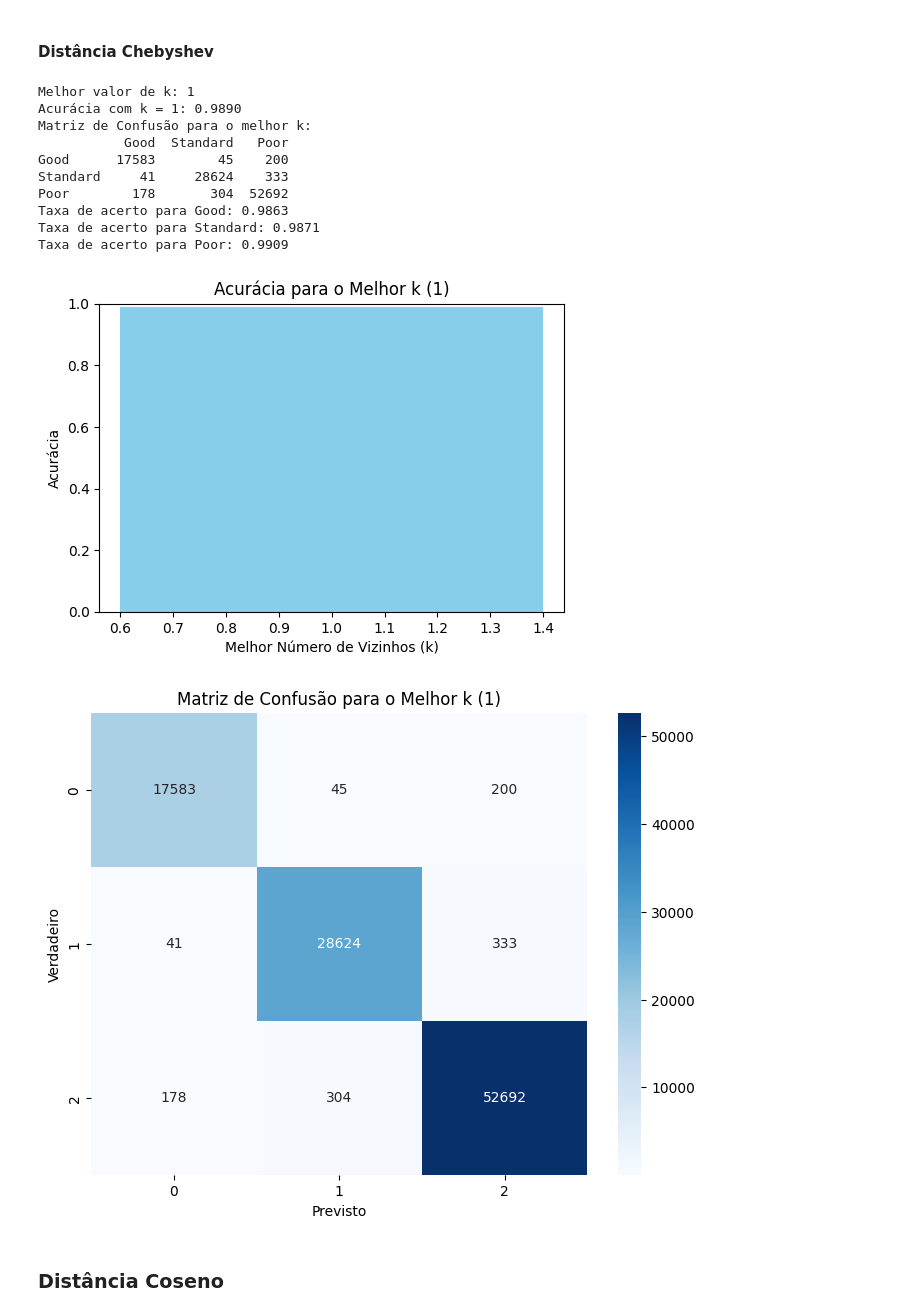
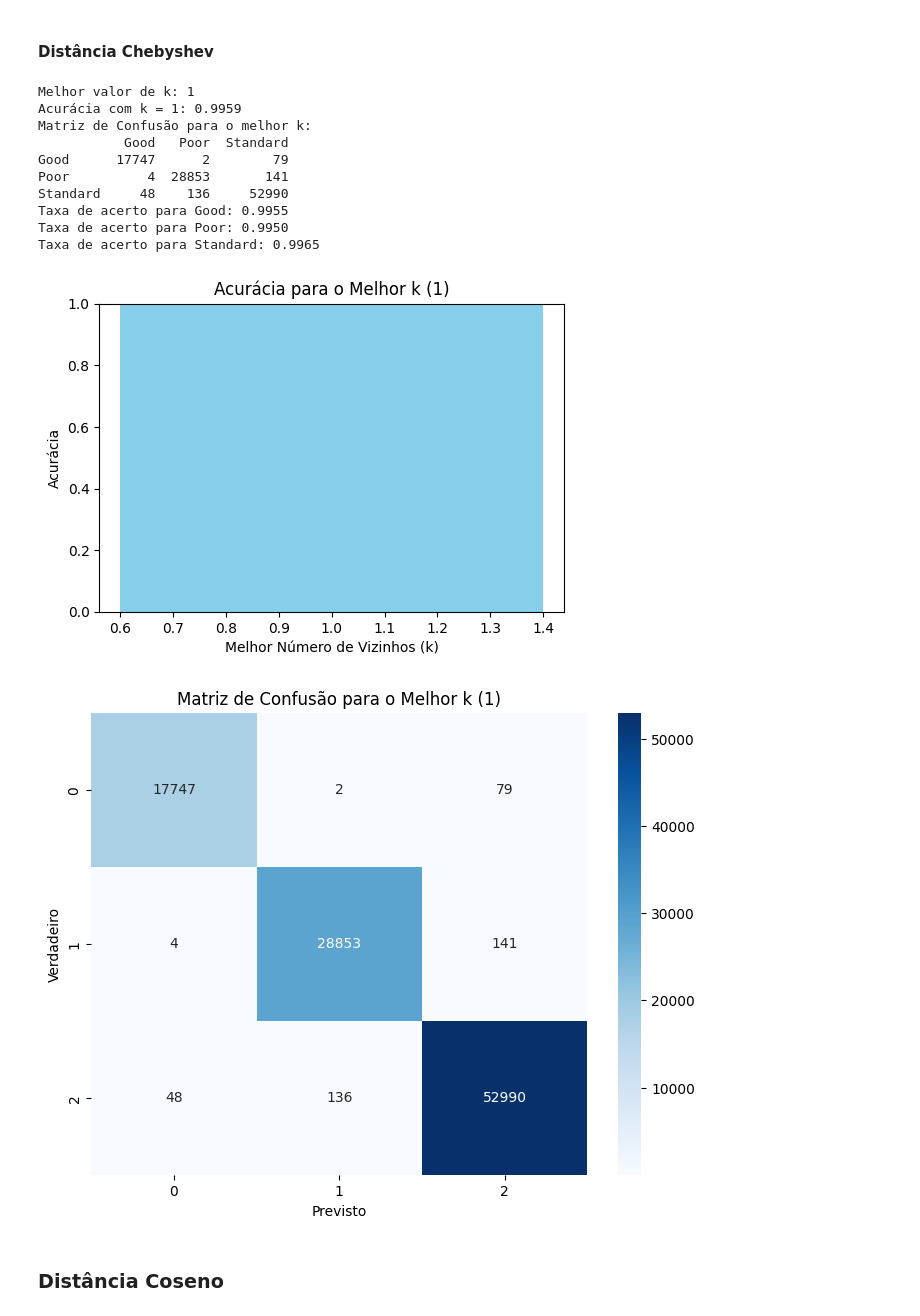
Before and after one commit to jianLicio/projeto_financeiro_IA, a Jupyter notebook: classificar/knn_pt2.ipynb, the cells around one changed output. Cells and saved outputs as stored; diff of their text form; code cells hidden in the pictures.

Commit message:
classificações e correçoes
atributos que deveriam ter sido removidos e não foram: agora são removidos de fato;
classificações: utilizando KNN e arvore

```diff
--- a/classificar/knn_pt2.ipynb
+++ b/classificar/knn_pt2.ipynb
@@ -181,30 +89,22 @@ Taxa de acerto para Poor: 0.9950
 # %%
 X_treino = df_treinamento.drop(columns=['Credit_Score'])
 y_treino = df_treinamento['Credit_Score']
-X_teste = df_teste.drop(columns=['Credit_Score'])
-y_teste = df_teste['Credit_Score']
 
 # Transformação do alvo para valores numéricos
 label_encoder = LabelEncoder()
 y_treino = label_encoder.fit_transform(y_treino)
-y_teste = label_encoder.transform(y_teste)
-
-# Normalização dos atributos
-scaler = StandardScaler()
-X_treino = scaler.fit_transform(X_treino)
-X_teste = scaler.transform(X_teste)
 
 # Lista para armazenar os resultados
 results = []
 
-for k in range(1, 30, 2):
+for k in range(1, 20, 1):
     knn = KNeighborsClassifier(n_neighbors=k, metric='minkowski')
     knn.fit(X_treino, y_treino)
-    y_pred = knn.predict(X_teste)
-    accuracy = accuracy_score(y_teste, y_pred)
-    conf_matrix = confusion_matrix(y_teste, y_pred)
 
-    # Armazenar resultados
+    y_pred_treino = knn.predict(X_treino)
+    accuracy = accuracy_score(y_treino, y_pred_treino)
+    conf_matrix = confusion_matrix(y_treino, y_pred_treino)
+
     results.append({
         'k': k,
         'Acurácia': accuracy,
@@ -221,7 +121,7 @@ melhor_matriz_confusao = results_df.loc[melhor_k_index, 'Matriz de Confusão']
 print(f"Melhor valor de k: {melhor_k}")
 print(f"Acurácia com k = {melhor_k}: {melhor_acuracia:.4f}")
 print("Matriz de Confusão para o melhor k:")
-classes = ['Good', 'Standard', 'Poor']
+classes = label_encoder.classes_  # Recupera os nomes das classes originais
 conf_matrix_df = pd.DataFrame(melhor_matriz_confusao, index=classes, columns=classes)
 print(conf_matrix_df)
 
@@ -265,30 +165,22 @@ Taxa de acerto para Poor: 0.9929
 # %%
 X_treino = df_treinamento.drop(columns=['Credit_Score'])
 y_treino = df_treinamento['Credit_Score']
-X_teste = df_teste.drop(columns=['Credit_Score'])
-y_teste = df_teste['Credit_Score']
 
 # Transformação do alvo para valores numéricos
 label_encoder = LabelEncoder()
 y_treino = label_encoder.fit_transform(y_treino)
-y_teste = label_encoder.transform(y_teste)
-
-# Normalização dos atributos
-scaler = StandardScaler()
-X_treino = scaler.fit_transform(X_treino)
-X_teste = scaler.transform(X_teste)
 
 # Lista para armazenar os resultados
 results = []
 
-for k in range(1, 30, 2):
+for k in range(1, 20, 1):
     knn = KNeighborsClassifier(n_neighbors=k, metric='chebyshev')
     knn.fit(X_treino, y_treino)
-    y_pred = knn.predict(X_teste)
-    accuracy = accuracy_score(y_teste, y_pred)
-    conf_matrix = confusion_matrix(y_teste, y_pred)
 
-    # Armazenar resultados
+    y_pred_treino = knn.predict(X_treino)
+    accuracy = accuracy_score(y_treino, y_pred_treino)
+    conf_matrix = confusion_matrix(y_treino, y_pred_treino)
+
     results.append({
         'k': k,
         'Acurácia': accuracy,
@@ -305,45 +197,45 @@ melhor_matriz_confusao = results_df.loc[melhor_k_index, 'Matriz de Confusão']
 print(f"Melhor valor de k: {melhor_k}")
 print(f"Acurácia com k = {melhor_k}: {melhor_acuracia:.4f}")
 print("Matriz de Confusão para o melhor k:")
-classes = ['Good', 'Standard', 'Poor']
+classes = label_encoder.classes_  # Recupera os nomes das classes originais
 conf_matrix_df = pd.DataFrame(melhor_matriz_confusao, index=classes, columns=classes)
 print(conf_matrix_df)
 
 taxa_acerto = {}
 for i, classe in enumerate(classes):
     taxa_acerto[classe] = melhor_matriz_confusao[i, i] / melhor_matriz_confusao[i].sum()
     print(f"Taxa de acerto para {classe}: {taxa_acerto[classe]:.4f}")
 
 
 # Gráfico de Acurácia
 plt.figure(figsize=(6, 4))
 plt.bar([melhor_k], [melhor_acuracia], color='skyblue')
 plt.xlabel('Melhor Número de Vizinhos (k)')
 plt.ylabel('Acurácia')
 plt.title(f'Acurácia para o Melhor k ({melhor_k})')
 plt.ylim(0, 1)
 plt.show()
 
 # Heatmap da Matriz de Confusão
 plt.figure(figsize=(8, 6))
 sns.heatmap(melhor_matriz_confusao, annot=True, fmt='d', cmap='Blues')
 plt.xlabel('Previsto')
 plt.ylabel('Verdadeiro')
 plt.title(f'Matriz de Confusão para o Melhor k ({melhor_k})')
 plt.show()
 # %% [output]
 Melhor valor de k: 1
-Acurácia com k = 1: 0.9890
+Acurácia com k = 1: 0.9959
 Matriz de Confusão para o melhor k:
-           Good  Standard   Poor
-Good      17583        45    200
-Standard     41     28624    333
-Poor        178       304  52692
-Taxa de acerto para Good: 0.9863
-Taxa de acerto para Standard: 0.9871
-Taxa de acerto para Poor: 0.9909
+           Good   Poor  Standard
+Good      17747      2        79
+Poor          4  28853       141
+Standard     48    136     52990
+Taxa de acerto para Good: 0.9955
+Taxa de acerto para Poor: 0.9950
+Taxa de acerto para Standard: 0.9965
-[figure, old version]
+[figure, new version]
-[figure, old version]
+[figure, new version]
 # %% [markdown]
 ### Distância Coseno
 # %%
```
Also changed, not shown: parts of 5 cells of this notebook, 12 other files.
